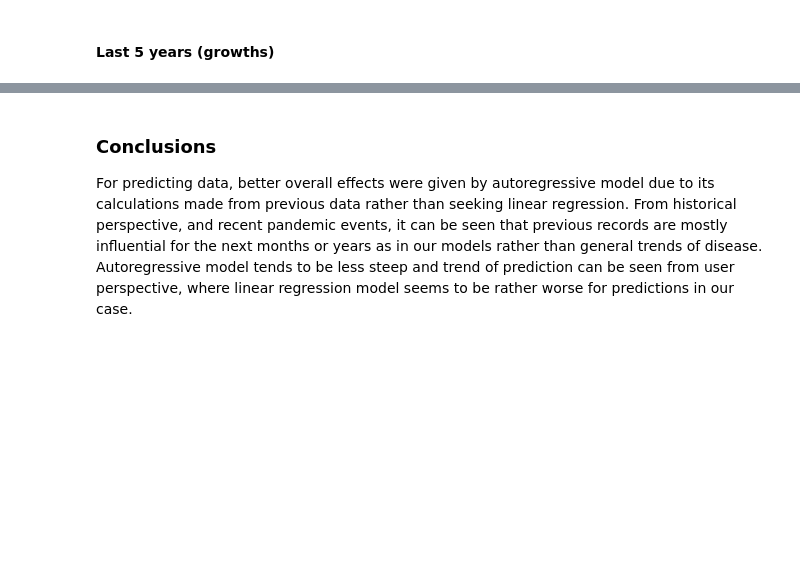
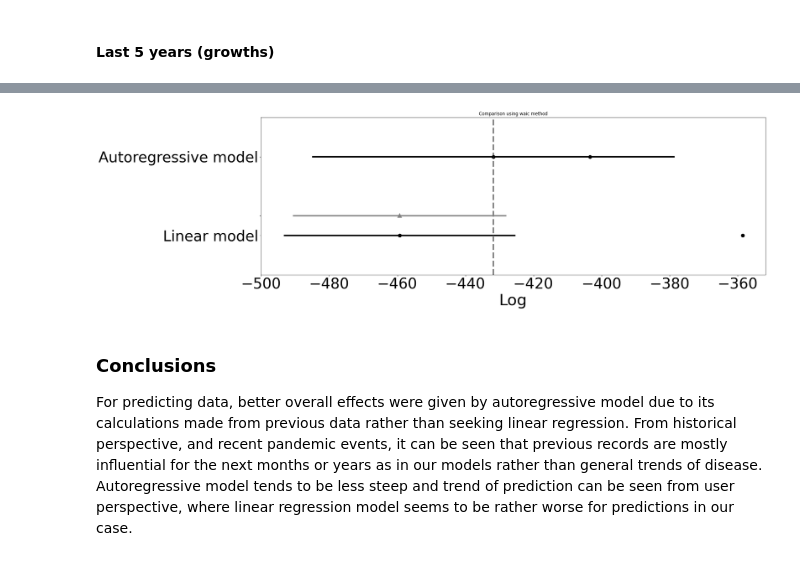
Before and after one commit to FOlszowski/DataAnalysisProject, a Jupyter notebook: Project_notebook.ipynb, the cells around one changed output, grey strips where cells are left out. Saved outputs shown, nothing was run; the diff lists cells and outputs as text; code cells hidden in the pictures; blank space fills up the shorter version.

```diff
--- a/Project_notebook.ipynb
+++ b/Project_notebook.ipynb
@@ -574,3 +719,9 @@ Autoregressive last 5 years:  943
+# %%
+az.plot_compare(az.compare(compare_dict), figsize = (25,8))
+plt.title('Comparison using waic method')
+plt.show()
+# %% [output]
+[figure, added]
 # %% [markdown]
 <h3>Conclusions</h3>
 
```
Also changed, not shown: parts of 37 cells of this notebook, 11 other files.
